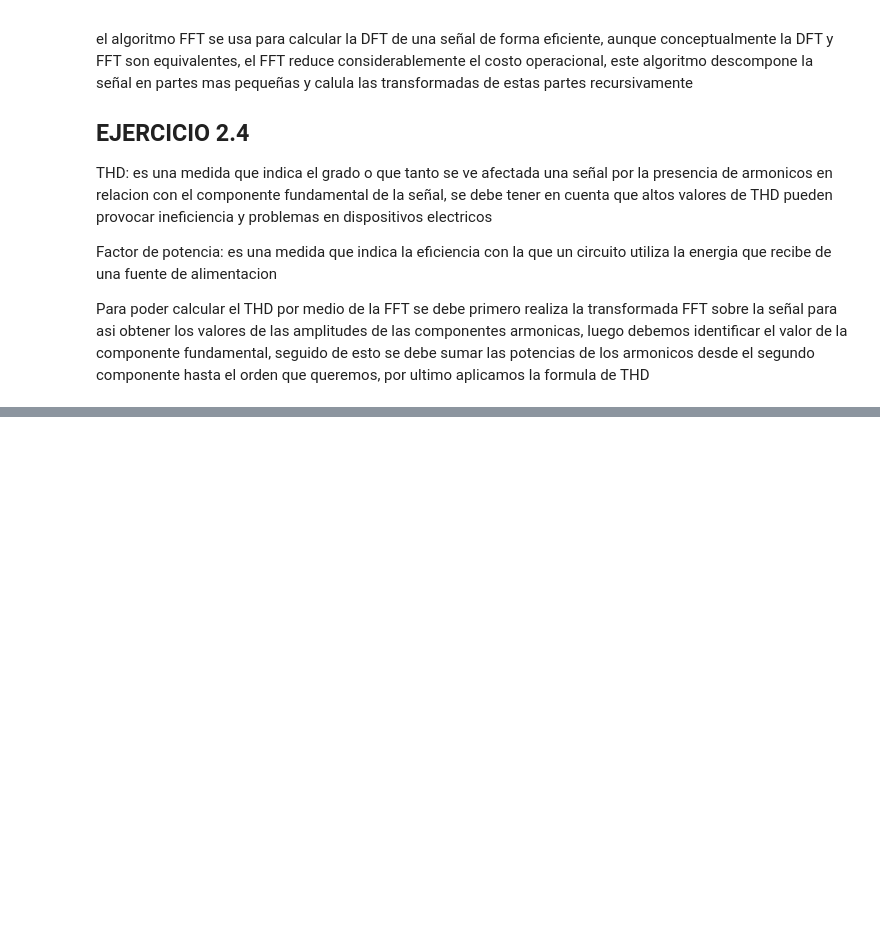
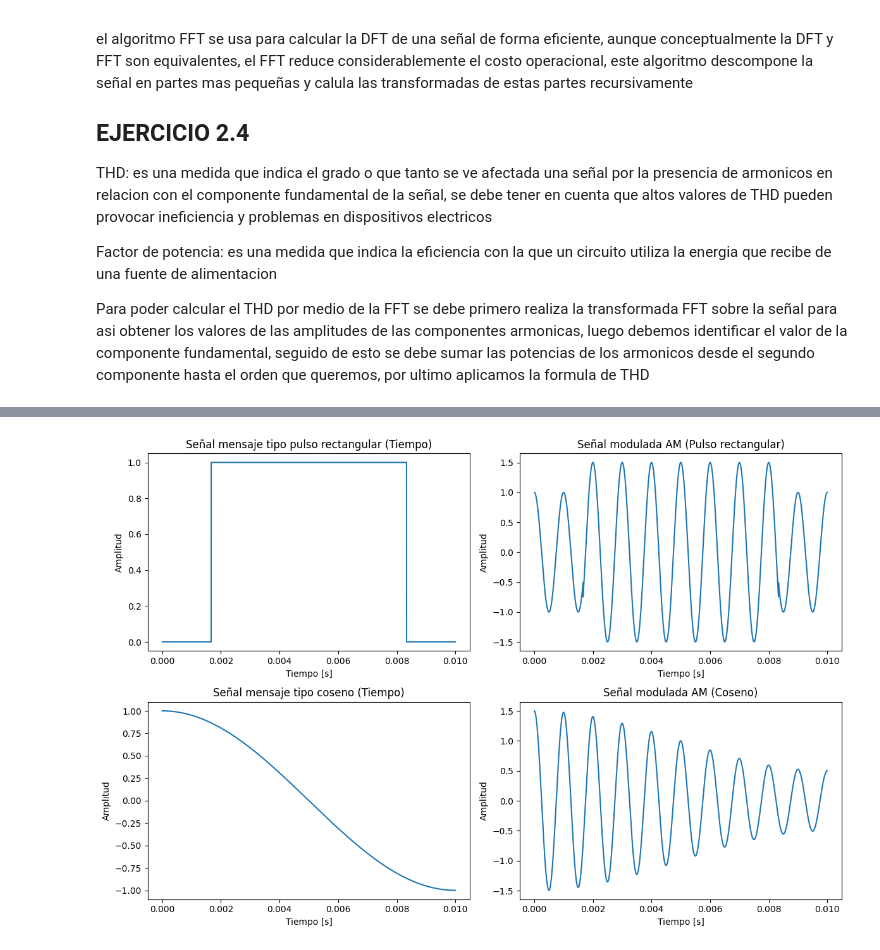
Before and after one commit to sillHD/CuadernosSyS, a Jupyter notebook: Taller_2.ipynb, the cells around one changed output, grey strips where cells are left out. Drawn from its saved outputs; the diff is of its cells as text; code cells hidden in the pictures; blank space fills up the shorter version.

```diff
--- a/Taller_2.ipynb
+++ b/Taller_2.ipynb
@@ -60,0 +74,83 @@ Para poder calcular el THD por medio de la FFT se debe primero realiza la transf
+# %%
+import numpy as np
+import matplotlib.pyplot as plt
+from scipy.fft import rfft, rfftfreq
+
+# Parámetros de la simulación
+fs = 10000  # Frecuencia de muestreo en Hz
+t = np.linspace(0, 0.01, fs, endpoint=False)  # Vector de tiempo
+fc = 1000  # Frecuencia de la portadora en Hz
+Am = 1  # Amplitud de la señal mensaje
+Ac = 1  # Amplitud de la portadora
+modulation_index = 0.5  # Índice de modulación
+
+# Señal mensaje tipo pulso rectangular
+mensaje_rect = Am * (np.abs(np.sin(2 * np.pi * 50 * t)) > 0.5).astype(float)
+
+# Señal mensaje tipo coseno
+mensaje_cos = Am * np.cos(2 * np.pi * 50 * t)
+
+# Señal modulada AM para ambas señales mensaje
+am_rect = (1 + modulation_index * mensaje_rect) * Ac * np.cos(2 * np.pi * fc * t)
+am_cos = (1 + modulation_index * mensaje_cos) * Ac * np.cos(2 * np.pi * fc * t)
+
+# Graficar señales en el tiempo
+plt.figure(figsize=(12, 8))
+
+# Señal mensaje tipo pulso rectangular
+plt.subplot(2, 2, 1)
+plt.plot(t, mensaje_rect)
+plt.title("Señal mensaje tipo pulso rectangular (Tiempo)")
+plt.xlabel("Tiempo [s]")
+plt.ylabel("Amplitud")
+
+# Señal modulada AM con pulso rectangular
+plt.subplot(2, 2, 2)
+plt.plot(t, am_rect)
+plt.title("Señal modulada AM (Pulso rectangular)")
+plt.xlabel("Tiempo [s]")
+plt.ylabel("Amplitud")
+
+# Señal mensaje tipo coseno
+plt.subplot(2, 2, 3)
+plt.plot(t, mensaje_cos)
+plt.title("Señal mensaje tipo coseno (Tiempo)")
+plt.xlabel("Tiempo [s]")
+plt.ylabel("Amplitud")
+
+# Señal modulada AM con coseno
+plt.subplot(2, 2, 4)
+plt.plot(t, am_cos)
+plt.title("Señal modulada AM (Coseno)")
+plt.xlabel("Tiempo [s]")
+plt.ylabel("Amplitud")
+
+plt.tight_layout()
+plt.show()
+
+# FFT de las señales moduladas
+frequencies = rfftfreq(len(t), 1/fs)
+am_rect_fft = np.abs(rfft(am_rect))
+am_cos_fft = np.abs(rfft(am_cos))
+
+# Graficar señales en frecuencia
+plt.figure(figsize=(12, 6))
+
+# Espectro AM con pulso rectangular
+plt.subplot(1, 2, 1)
+plt.plot(frequencies, am_rect_fft)
+plt.title("Espectro AM (Pulso rectangular)")
+plt.xlabel("Frecuencia [Hz]")
+plt.ylabel("Magnitud")
+
+# Espectro AM con coseno
+plt.subplot(1, 2, 2)
+plt.plot(frequencies, am_cos_fft)
+plt.title("Espectro AM (Coseno)")
+plt.xlabel("Frecuencia [Hz]")
+plt.ylabel("Magnitud")
+
+plt.tight_layout()
+plt.show()
+# %% [output]
+[figure, added]
```
Also changed, not shown: parts of 2 cells of this notebook.
